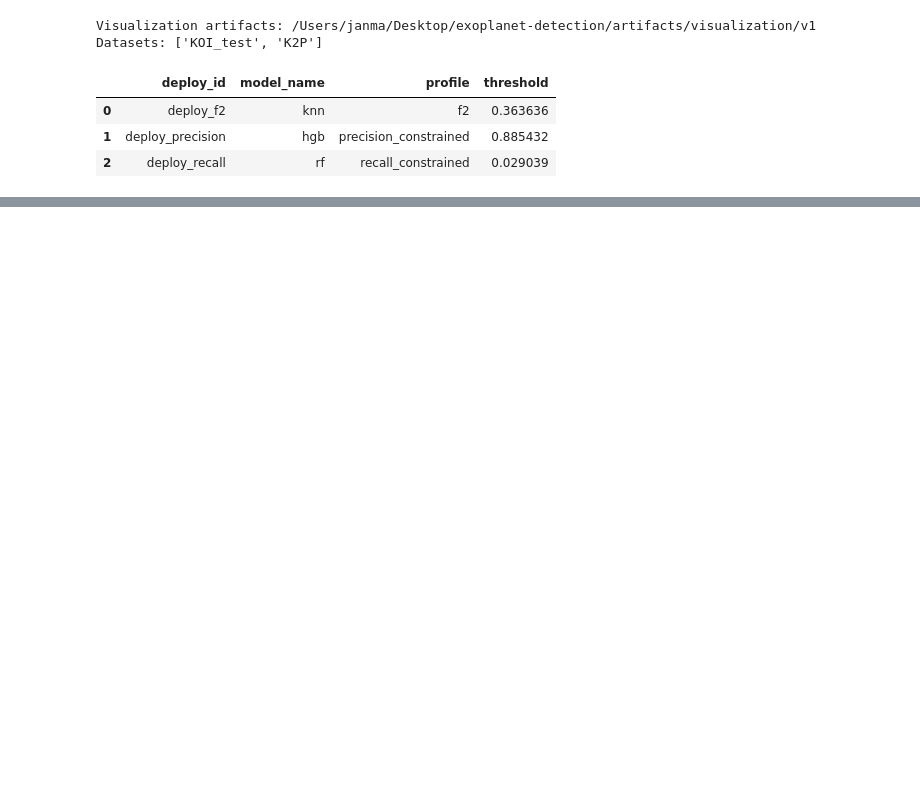
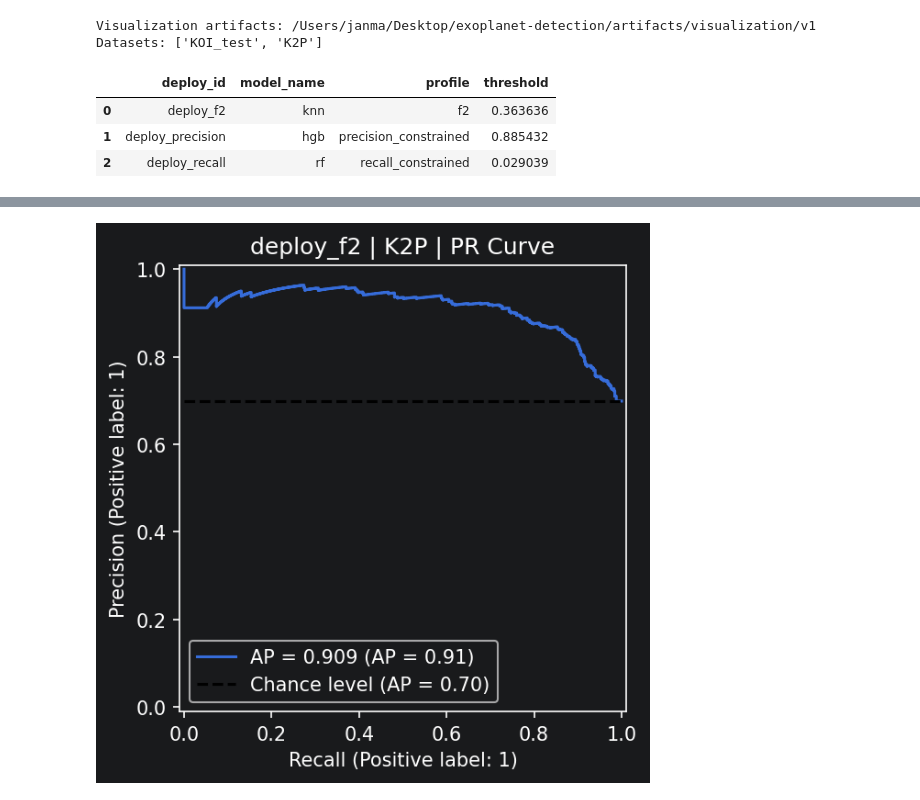
Before and after one commit to JanMatusiak/exoplanet-detection, a Jupyter notebook: notebooks/06_visualisations.ipynb, the cells around one changed output, grey strips where cells are left out. Drawn from its saved outputs; the diff is of its cells as text; code cells hidden in the pictures; blank space fills up the shorter version.

```diff
--- a/notebooks/06_visualisations.ipynb
+++ b/notebooks/06_visualisations.ipynb
@@ -197,0 +222,4 @@ plot_manifest_df[
+# %%
+display(Image(filename=v1_plot_paths[2]))
+# %% [output]
+[figure, added]
```
Also changed, not shown: parts of 19 cells of this notebook, 6 other files.
